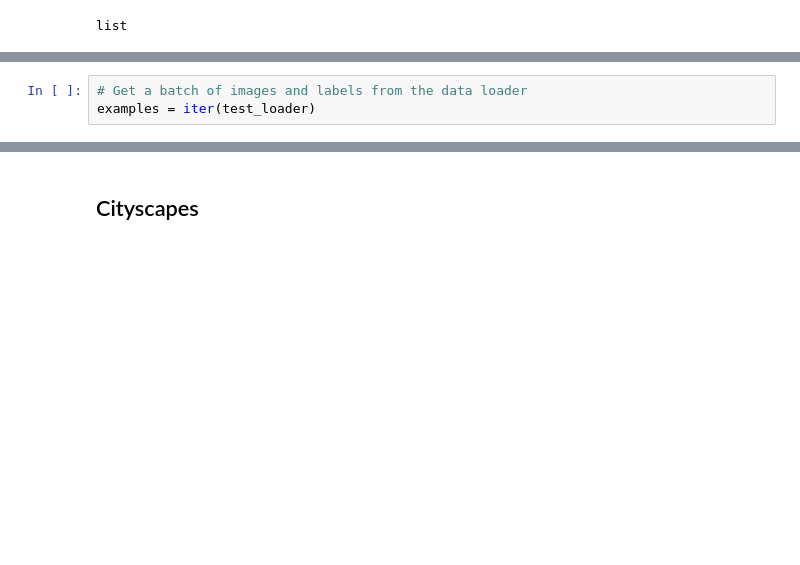
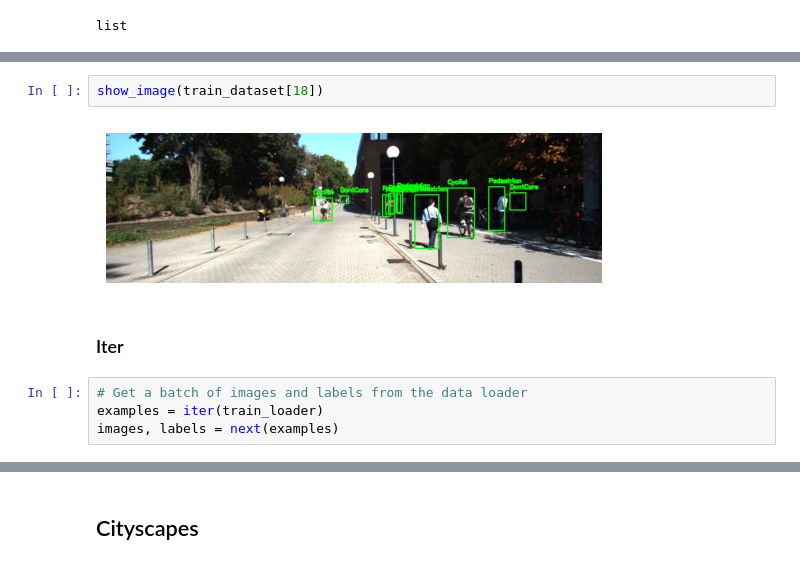
Before and after one commit to bthek1/DeepLearning, a Jupyter notebook: nbs/013_Datasets_and_DataLoaders.ipynb, the cells around one changed output, grey strips where cells are left out. Drawn from its saved outputs; the diff is of its cells as text; blank space fills up the shorter version.

Commit message:
"b'M  DeepLearning/__init__.py\nM  nbs/013_Datasets_and_DataLoaders.ipynb\nM  nbs/015_Models_Torch_Timm.ipynb\nM  nbs/040_object_detection.ipynb\nM  settings.ini\n'"

```diff
--- a/nbs/013_Datasets_and_DataLoaders.ipynb
+++ b/nbs/013_Datasets_and_DataLoaders.ipynb
@@ -617,4 +665,11 @@ len(targets)
+# %%
+show_image(train_dataset[18])
+# %% [output]
+[figure, added]
+# %% [markdown]
+### Iter
 # %%
 # Get a batch of images and labels from the data loader
-examples = iter(test_loader)
+examples = iter(train_loader)
+images, labels = next(examples)
 # %%
```
Also changed, not shown: parts of 31 cells of this notebook, 4 other files.
